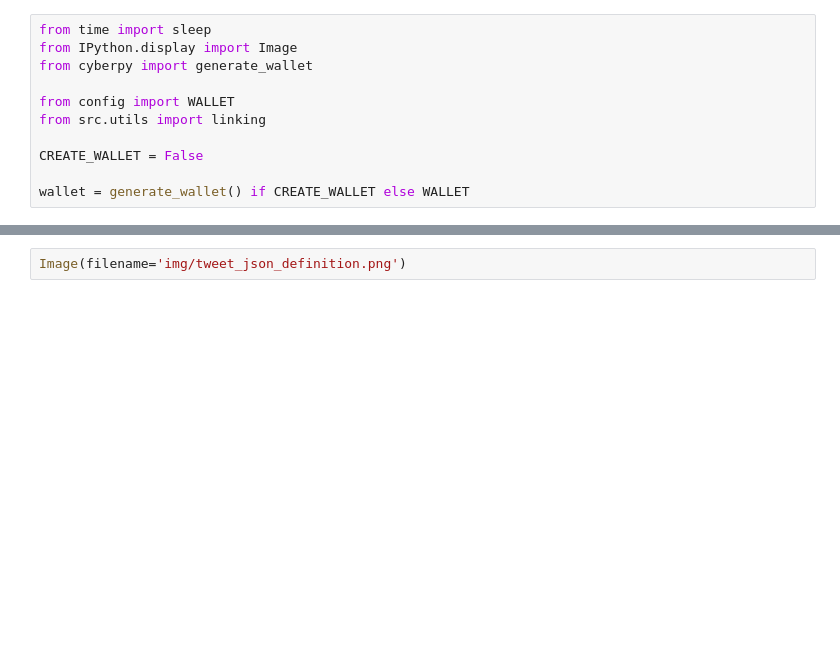
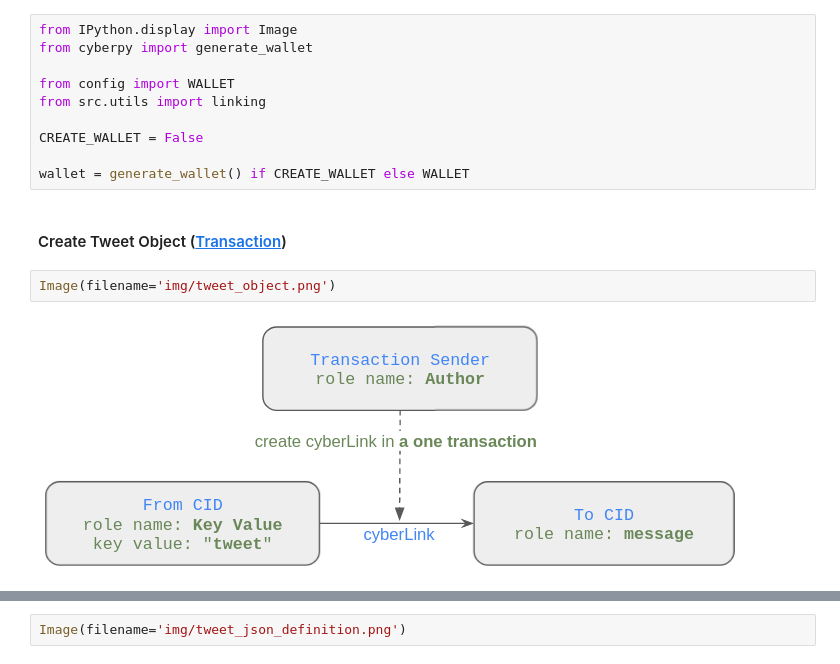
Before and after one commit to Snedashkovsky/cyber-semantic-conventions, a Jupyter notebook: set_tweet_semantic_conventions.ipynb, the cells around one changed output, grey strips where cells are left out. Drawn from its saved outputs; the diff is of its cells as text; blank space fills up the shorter version.

Commit message:
Add Semantic Conventions Objects into the `set_tweet_semantic_conventions.ipynb`

```diff
--- a/set_tweet_semantic_conventions.ipynb
+++ b/set_tweet_semantic_conventions.ipynb
@@ -1,5 +1,4 @@
 # %%
-from time import sleep
 from IPython.display import Image
 from cyberpy import generate_wallet
 
@@ -9,3 +8,9 @@ from src.utils import linking
 CREATE_WALLET = False
 
 wallet = generate_wallet() if CREATE_WALLET else WALLET
+# %% [markdown]
+#### Create Tweet Object ([Transaction](https://rebyc.cyber.page/network/bostrom/tx/45DC76417B8BFC1149B6E1FD74313269A3EAFBEE53EF3097DCF02C8F88469CAA))
+# %%
+Image(filename='img/tweet_object.png')
+# %% [output]
+[figure, added]
```
Also changed, not shown: parts of 5 cells of this notebook, 2 other files.
